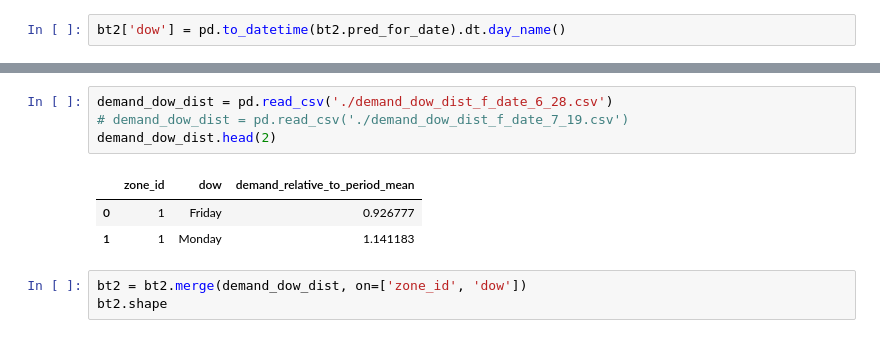
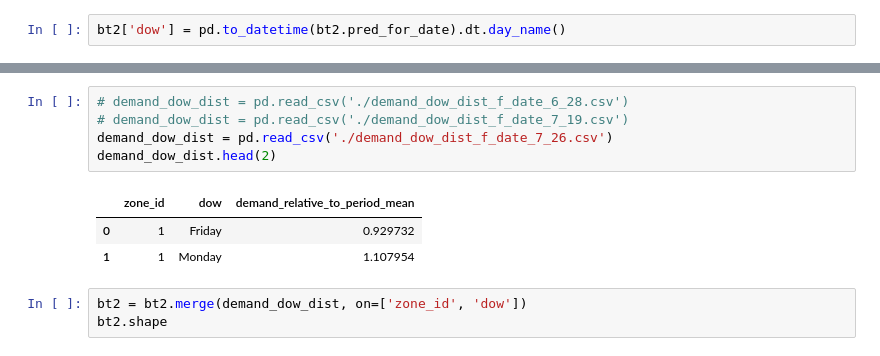
Before and after one commit to soreasy/bayesian_hierarchical_models, a Jupyter notebook: Zone-Day Gaps v2 - Backtest Final-Copy1.ipynb, the cells around one changed output, grey strips where cells are left out. Saved outputs shown, nothing was run; the diff lists cells and outputs as text.

```diff
--- a/Zone-Day Gaps v2 - Backtest Final-Copy1.ipynb
+++ b/Zone-Day Gaps v2 - Backtest Final-Copy1.ipynb
@@ -351,11 +353,12 @@ bt2.loc[bt2.zone_id == 1]
 # %%
-demand_dow_dist = pd.read_csv('./demand_dow_dist_f_date_6_28.csv')
+# demand_dow_dist = pd.read_csv('./demand_dow_dist_f_date_6_28.csv')
 # demand_dow_dist = pd.read_csv('./demand_dow_dist_f_date_7_19.csv')
+demand_dow_dist = pd.read_csv('./demand_dow_dist_f_date_7_26.csv')
 demand_dow_dist.head(2)
 # %% [output]
 |  | zone_id | dow | demand_relative_to_period_mean |
-| 0 | 1 | Friday | 0.926777 |
-| 1 | 1 | Monday | 1.141183 |
+| 0 | 1 | Friday | 0.929732 |
+| 1 | 1 | Monday | 1.107954 |
 # %%
 bt2 = bt2.merge(demand_dow_dist, on=['zone_id', 'dow'])
 bt2.shape
```
Also changed, not shown: parts of 67 cells of this notebook, 1 other file.
